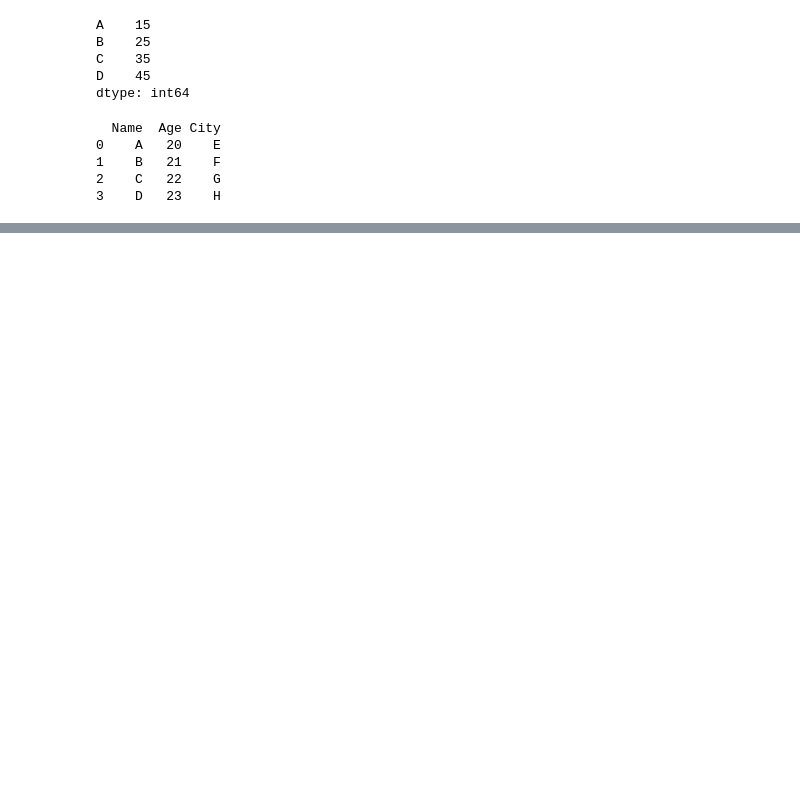
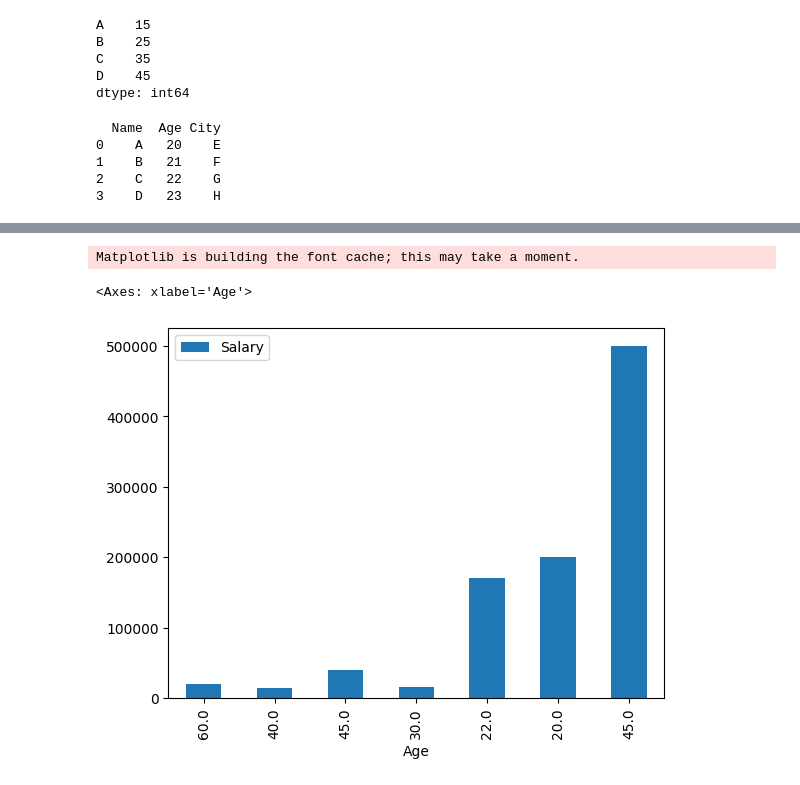
Before and after one commit to suryaprakash3344/GitRepo_ML, a Jupyter notebook: pandasex1.ipynb, the cells around one changed output, grey strips where cells are left out. Drawn from its saved outputs; the diff is of its cells as text; code cells hidden in the pictures; blank space fills up the shorter version.

Commit message:
changes in pandasex1 with matplot library

```diff
--- a/pandasex1.ipynb
+++ b/pandasex1.ipynb
@@ -69,0 +70,3 @@ print(df)
+# %%
+df=pd.read_csv('demodata.csv')
+print(df)
@@ -69,0 +126,3 @@ print(df)
+# %%
+df['Age'].fillna(20,inplace=True)
+print(df)
@@ -69,0 +166,6 @@ print(df)
+# %%
+df.plot(kind='bar',x='Age',y='Salary')
+# %% [output]
+Matplotlib is building the font cache; this may take a moment.
+<Axes: xlabel='Age'>
+[figure, added]
```
Also changed, not shown: parts of 13 cells of this notebook, 3 other files.
